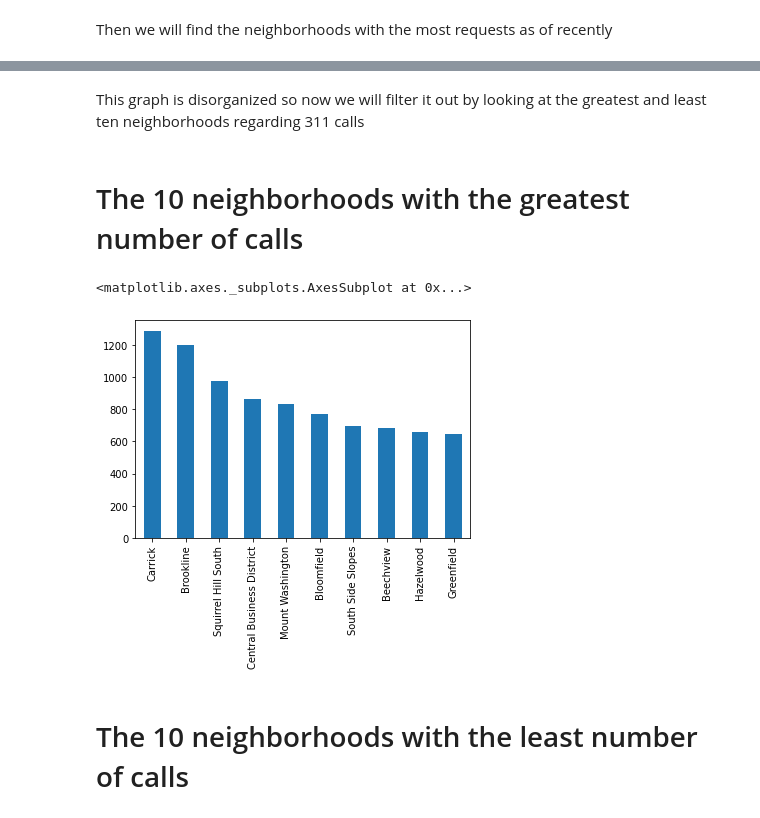
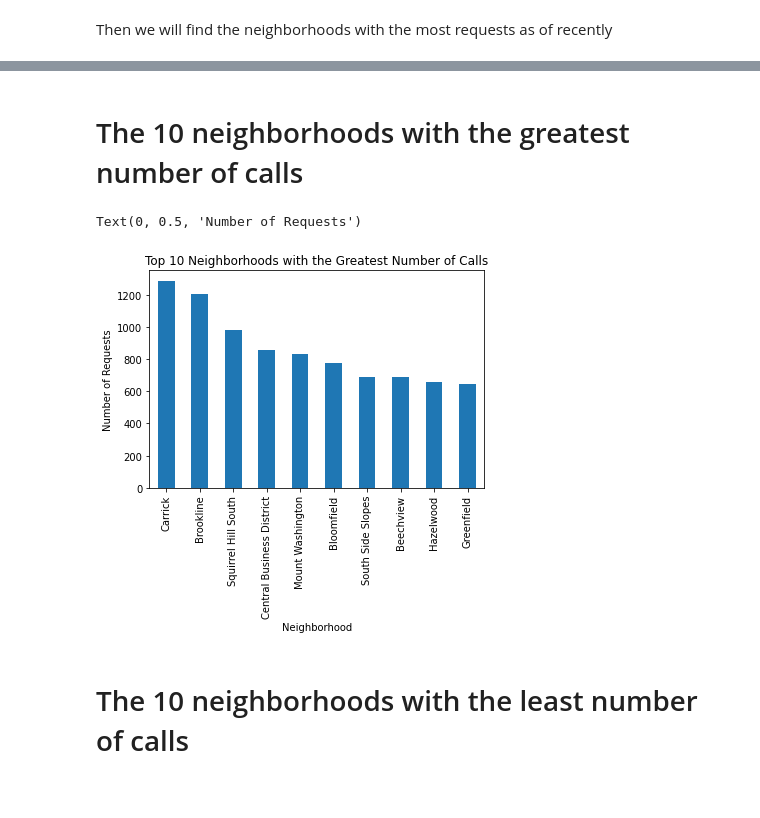
Before and after one commit to brendonlee11/Final-Project-Group-49, a Jupyter notebook: pgh311data.ipynb, the cells around one changed output, grey strips where cells are left out. Cells and saved outputs as stored; diff of their text form; code cells hidden in the pictures.

```diff
--- a/pgh311data.ipynb
+++ b/pgh311data.ipynb
@@ -87,11 +96,12 @@ requests.plot.bar()
-# %% [markdown]
-This graph is disorganized so now we will filter it out by looking at the greatest and least ten neighborhoods regarding 311 calls
 # %% [markdown]
 # The 10 neighborhoods with the greatest number of calls
-# %%
-requests.head(10).plot.bar()
-# %% [output]
-<matplotlib.axes._subplots.AxesSubplot at 0x...>
-[figure, removed]
+# %%
+requests.head(10).plot.bar()
+plt.title("Top 10 Neighborhoods with the Greatest Number of Calls")
+plt.xlabel("Neighborhood")
+plt.ylabel("Number of Requests")
+# %% [output]
+Text(0, 0.5, 'Number of Requests')
+[figure, added]
 # %% [markdown]
 # The 10 neighborhoods with the least number of calls
```
Also changed, not shown: parts of 15 cells of this notebook.
